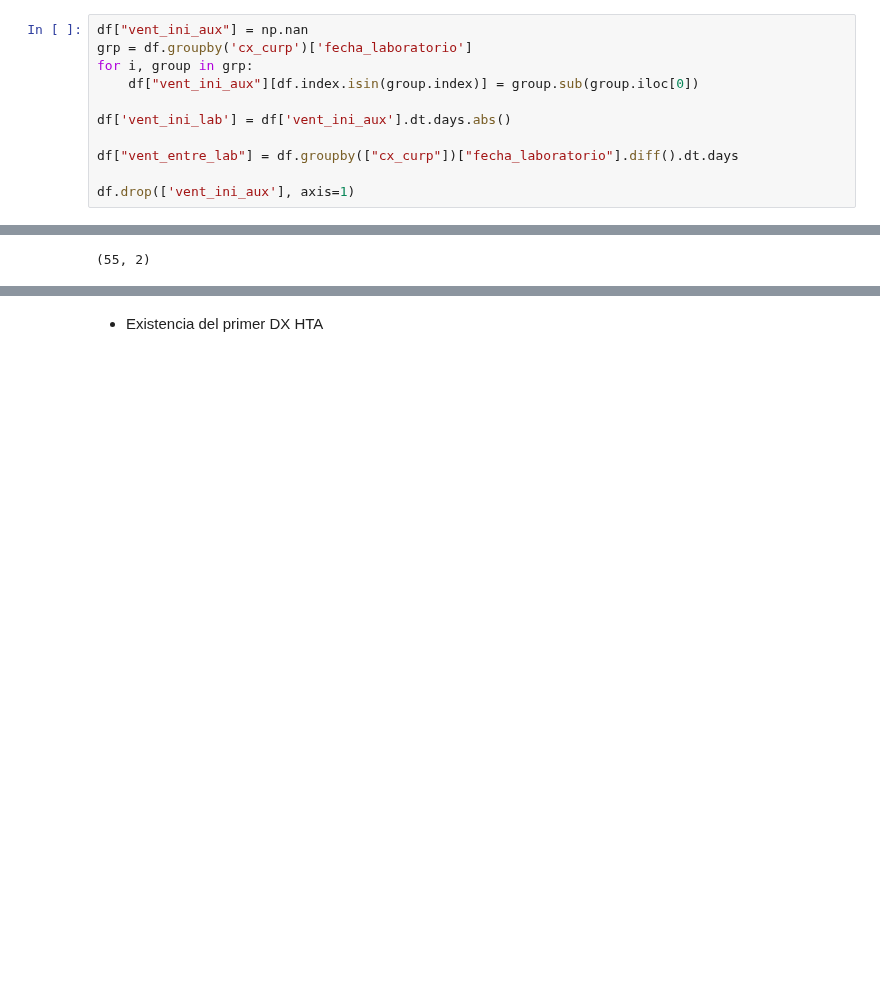
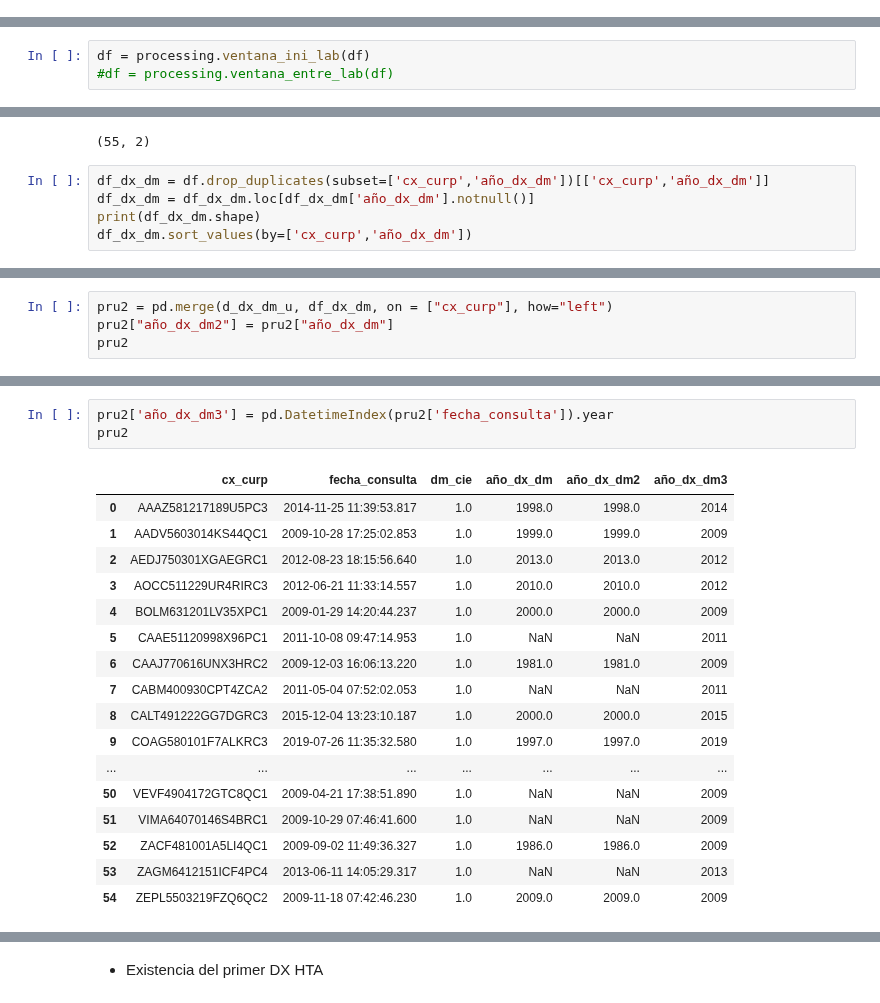
Before and after one commit to AideJGC/ProyectoDIABETIA_Estancia, a Jupyter notebook: notebooks/EDA_GEDA.ipynb, the cells around one changed output, grey strips where cells are left out. Cells and saved outputs as stored; diff of their text form; blank space fills up the shorter version.

```diff
--- a/notebooks/EDA_GEDA.ipynb
+++ b/notebooks/EDA_GEDA.ipynb
@@ -550,13 +519,2 @@ Name: vent_years_consul, Length: 4999, dtype: int64
 # %% [markdown]
 - Ventanas fecha_laboratorio: desde el primer laboratorio y entre laboratorios
-# %%
-df["vent_ini_aux"] = np.nan
-grp = df.groupby('cx_curp')['fecha_laboratorio']
-for i, group in grp:
-    df["vent_ini_aux"][df.index.isin(group.index)] = group.sub(group.iloc[0])
-
-df['vent_ini_lab'] = df['vent_ini_aux'].dt.days.abs()
-
-df["vent_entre_lab"] = df.groupby(["cx_curp"])["fecha_laboratorio"].diff().dt.days
-
-df.drop(['vent_ini_aux'], axis=1)
@@ -577,3 +521,6 @@ df.drop(['vent_ini_aux'], axis=1)
+# %%
+df = processing.ventana_ini_lab(df)
+#df = processing.ventana_entre_lab(df)
 # %% [markdown]
 - Existencia del primer DX DM
 # %%
@@ -605,3 +552,8 @@ print(d_dx_dm_u.shape)
 | AOCC511229UR4RIRC3 | 2012-06-21 11:33:14.557 | 1.0 |
 | BOLM631201LV35XPC1 | 2009-01-29 14:20:44.237 | 1.0 |
 (55, 2)
+# %%
+df_dx_dm = df.drop_duplicates(subset=['cx_curp','año_dx_dm'])[['cx_curp','año_dx_dm']]
+df_dx_dm = df_dx_dm.loc[df_dx_dm['año_dx_dm'].notnull()]
+print(df_dx_dm.shape)
+df_dx_dm.sort_values(by=['cx_curp','año_dx_dm'])
@@ -607,0 +579,4 @@ print(d_dx_dm_u.shape)
+# %%
+pru2 = pd.merge(d_dx_dm_u, df_dx_dm, on = ["cx_curp"], how="left")
+pru2["año_dx_dm2"] = pru2["año_dx_dm"]
+pru2
@@ -607,0 +601,21 @@ print(d_dx_dm_u.shape)
+# %%
+pru2['año_dx_dm3'] = pd.DatetimeIndex(pru2['fecha_consulta']).year
+pru2
+# %% [output]
+|  | cx_curp | fecha_consulta | dm_cie | año_dx_dm | año_dx_dm2 | año_dx_dm3 |
+| 0 | AAAZ581217189U5PC3 | 2014-11-25 11:39:53.817 | 1.0 | 1998.0 | 1998.0 | 2014 |
+| 1 | AADV5603014KS44QC1 | 2009-10-28 17:25:02.853 | 1.0 | 1999.0 | 1999.0 | 2009 |
+| 2 | AEDJ750301XGAEGRC1 | 2012-08-23 18:15:56.640 | 1.0 | 2013.0 | 2013.0 | 2012 |
+| 3 | AOCC511229UR4RIRC3 | 2012-06-21 11:33:14.557 | 1.0 | 2010.0 | 2010.0 | 2012 |
+| 4 | BOLM631201LV35XPC1 | 2009-01-29 14:20:44.237 | 1.0 | 2000.0 | 2000.0 | 2009 |
+| 5 | CAAE51120998X96PC1 | 2011-10-08 09:47:14.953 | 1.0 | NaN | NaN | 2011 |
+| 6 | CAAJ770616UNX3HRC2 | 2009-12-03 16:06:13.220 | 1.0 | 1981.0 | 1981.0 | 2009 |
+| 7 | CABM400930CPT4ZCA2 | 2011-05-04 07:52:02.053 | 1.0 | NaN | NaN | 2011 |
+| 8 | CALT491222GG7DGRC3 | 2015-12-04 13:23:10.187 | 1.0 | 2000.0 | 2000.0 | 2015 |
+| 9 | COAG580101F7ALKRC3 | 2019-07-26 11:35:32.580 | 1.0 | 1997.0 | 1997.0 | 2019 |
+| ... | ... | ... | ... | ... | ... | ... |
+| 50 | VEVF4904172GTC8QC1 | 2009-04-21 17:38:51.890 | 1.0 | NaN | NaN | 2009 |
+| 51 | VIMA64070146S4BRC1 | 2009-10-29 07:46:41.600 | 1.0 | NaN | NaN | 2009 |
+| 52 | ZACF481001A5LI4QC1 | 2009-09-02 11:49:36.327 | 1.0 | 1986.0 | 1986.0 | 2009 |
+| 53 | ZAGM6412151ICF4PC4 | 2013-06-11 14:05:29.317 | 1.0 | NaN | NaN | 2013 |
+| 54 | ZEPL5503219FZQ6QC2 | 2009-11-18 07:42:46.230 | 1.0 | 2009.0 | 2009.0 | 2009 |
```
Also changed, not shown: parts of 80 cells of this notebook.
